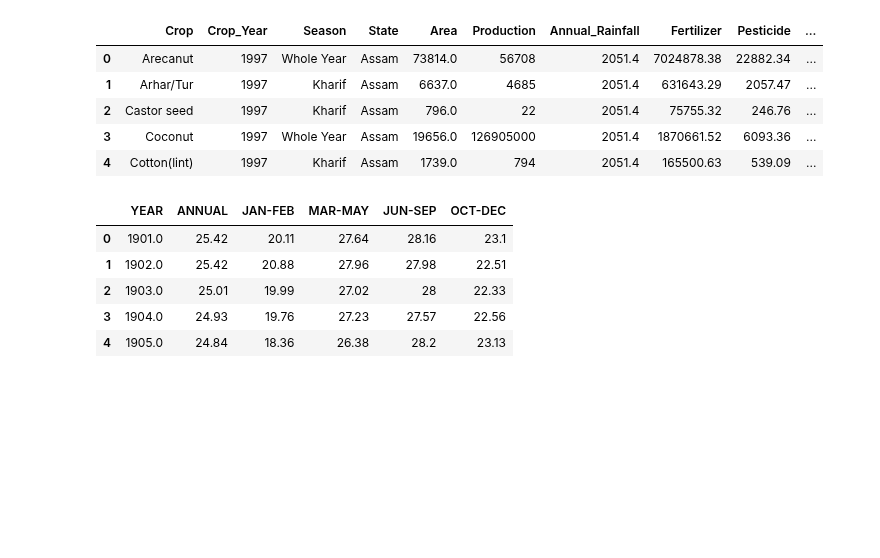
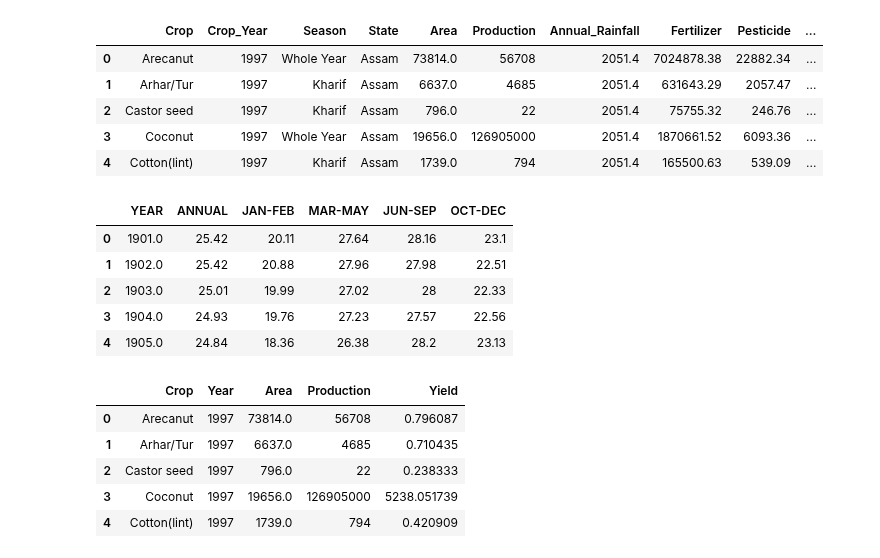
Before and after one commit to falconpunch082/da_bc-proj1, a Jupyter notebook: temperature_analysis.ipynb, the cells around one changed output. Saved outputs shown, nothing was run; the diff lists cells and outputs as text; code cells hidden in the pictures; blank space fills up the shorter version.

```diff
--- a/temperature_analysis.ipynb
+++ b/temperature_analysis.ipynb
@@ -64,3 +64,22 @@ temp.head()
 | 2 | 1903.0 | 25.01 | 19.99 | 27.02 | 28 | 22.33 |
 | 3 | 1904.0 | 24.93 | 19.76 | 27.23 | 27.57 | 22.56 |
 | 4 | 1905.0 | 24.84 | 18.36 | 26.38 | 28.2 | 23.13 |
+# %%
+# Picking out relevant columns
+crop_cleaned = crop[['Crop', 'Crop_Year', 'Area', 'Production', 'Yield']]
+crop_cleaned = crop_cleaned.rename({'Crop_Year': 'Year'}, axis='columns')
+crop_cleaned.head()
+
+# Description of variables:
+# - Crop: name of crop cultivated
+# - Year: year in which crop was grown
+# - Area: total land area in hectares under cultivation
+# - Production: quantity of crop production in metric tons
+# - Yield : production/area
+# %% [output]
+|  | Crop | Year | Area | Production | Yield |
+| 0 | Arecanut | 1997 | 73814.0 | 56708 | 0.796087 |
+| 1 | Arhar/Tur | 1997 | 6637.0 | 4685 | 0.710435 |
+| 2 | Castor seed | 1997 | 796.0 | 22 | 0.238333 |
+| 3 | Coconut | 1997 | 19656.0 | 126905000 | 5238.051739 |
+| 4 | Cotton(lint) | 1997 | 1739.0 | 794 | 0.420909 |
```
Also changed, not shown: parts of 12 cells of this notebook.
